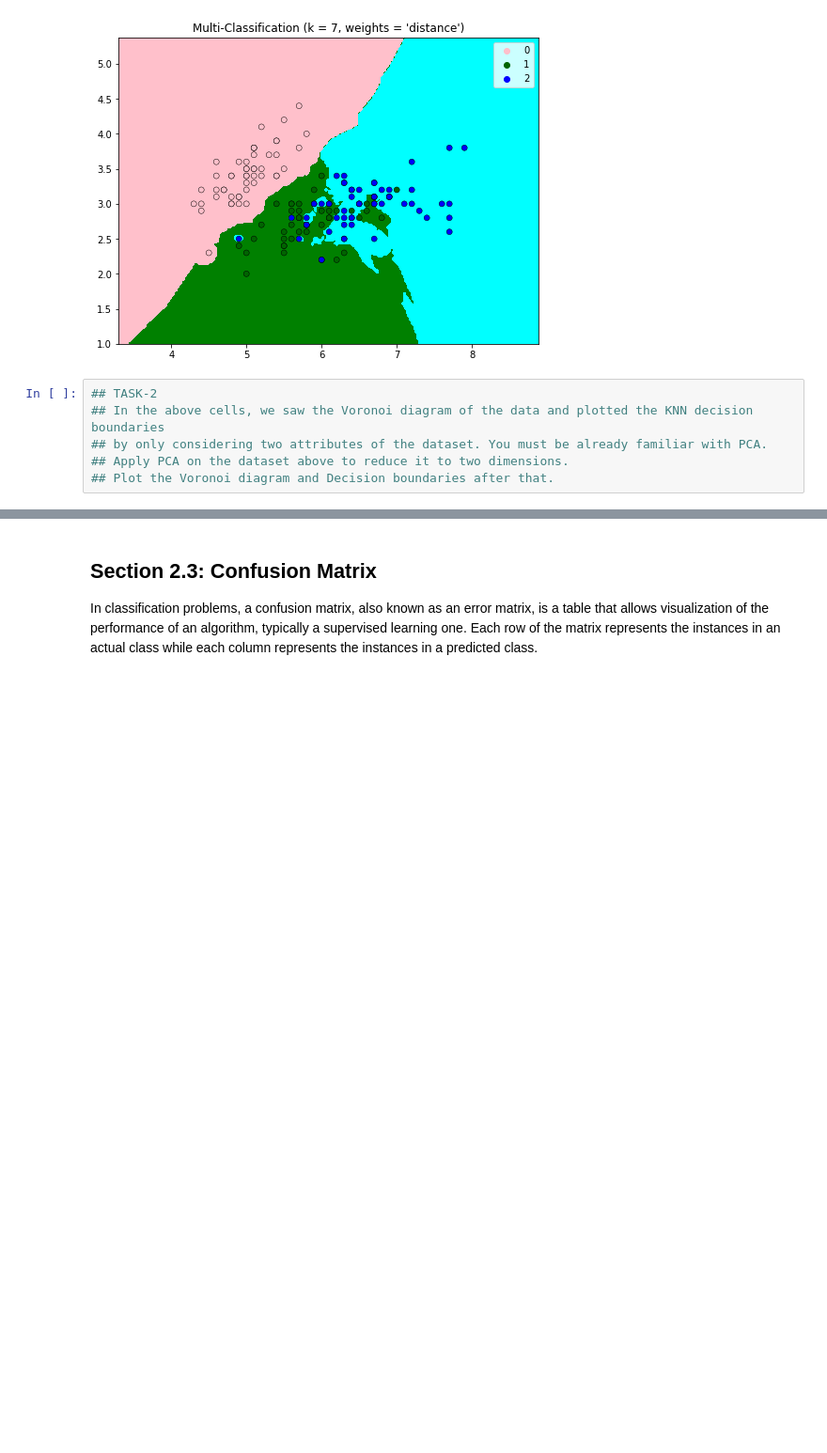
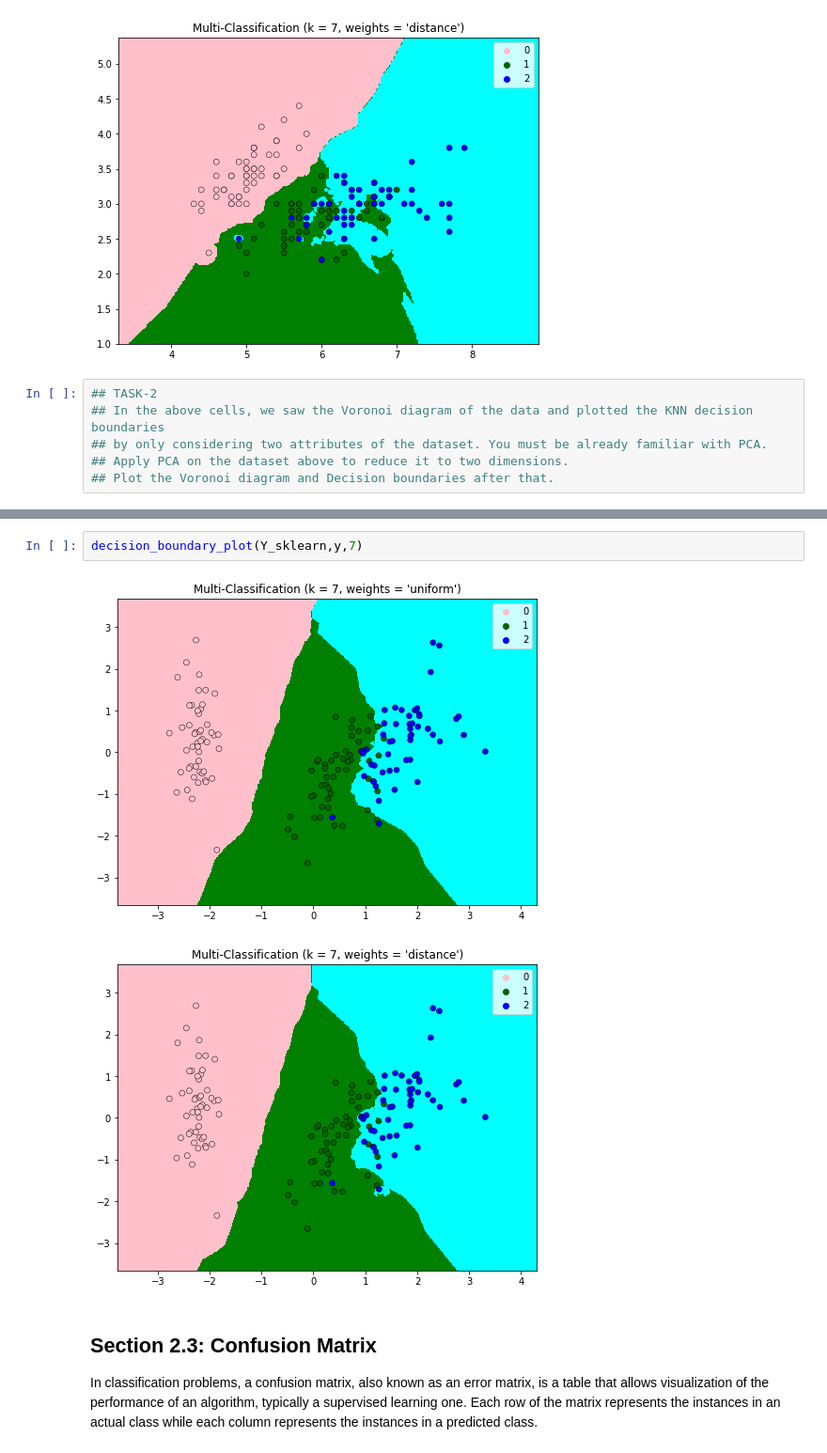
Before and after one commit to ModiAkshay1/fmml_assignments, a Jupyter notebook: FMML_MOD3_Lab2_2022.ipynb, the cells around one changed output, grey strips where cells are left out. Shown: that part at 94% size. Cells and saved outputs as stored; diff of their text form; blank space fills up the shorter version.

```diff
--- a/FMML_MOD3_Lab2_2022.ipynb
+++ b/FMML_MOD3_Lab2_2022.ipynb
@@ -318,3 +418,8 @@ decision_boundary_plot(x_pts,y_pts,7)
+# %%
+decision_boundary_plot(Y_sklearn,y,7)
+# %% [output]
+[figure, added]
+[figure, added]
 # %% [markdown]
 ## Section 2.3: Confusion Matrix
 In classification problems, a confusion matrix, also known as an error matrix, is a table that allows visualization of the performance of an algorithm, typically a supervised learning one. Each row of the matrix represents the instances in an actual class while each column represents the instances in a predicted class.
```
Also changed, not shown: parts of 10 cells of this notebook.
